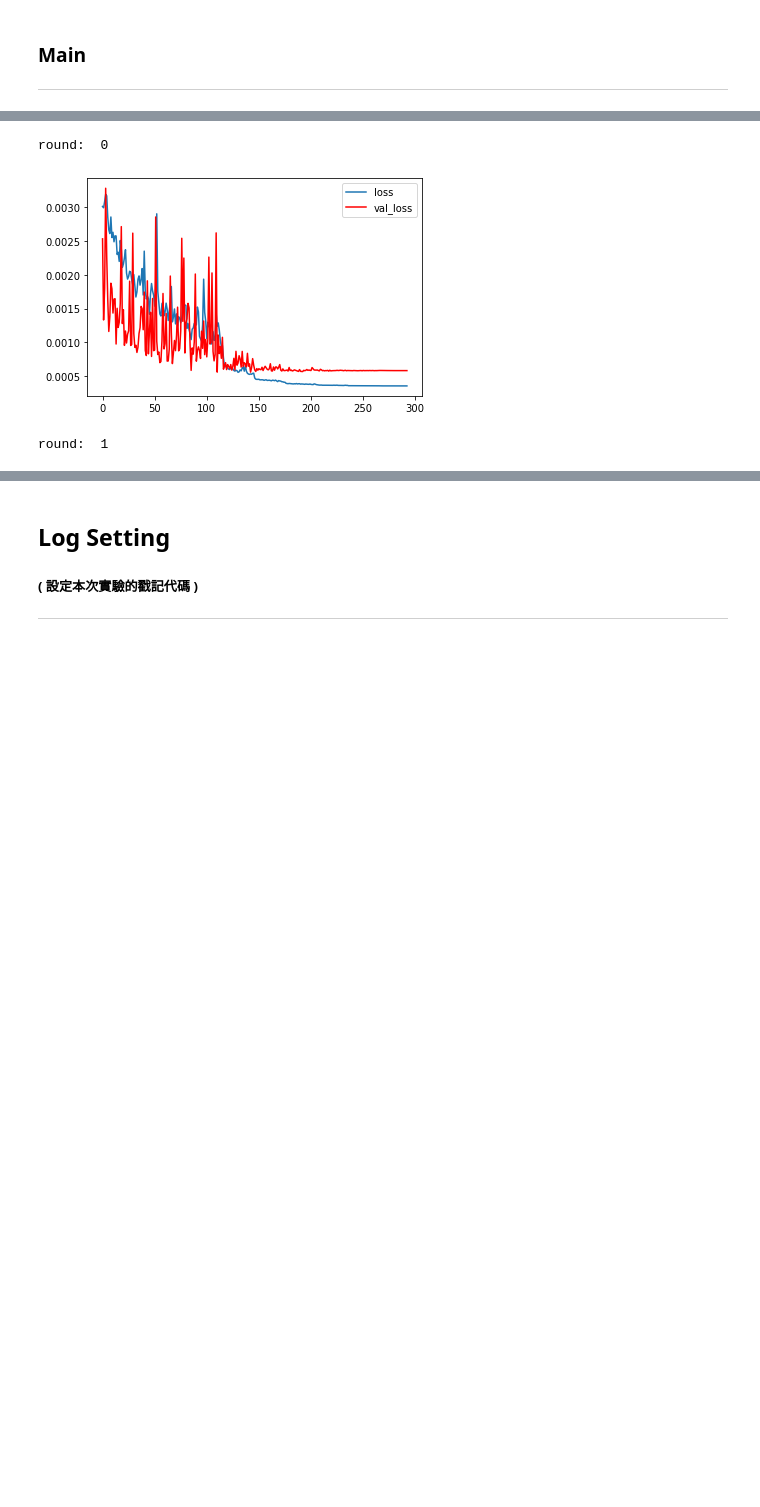
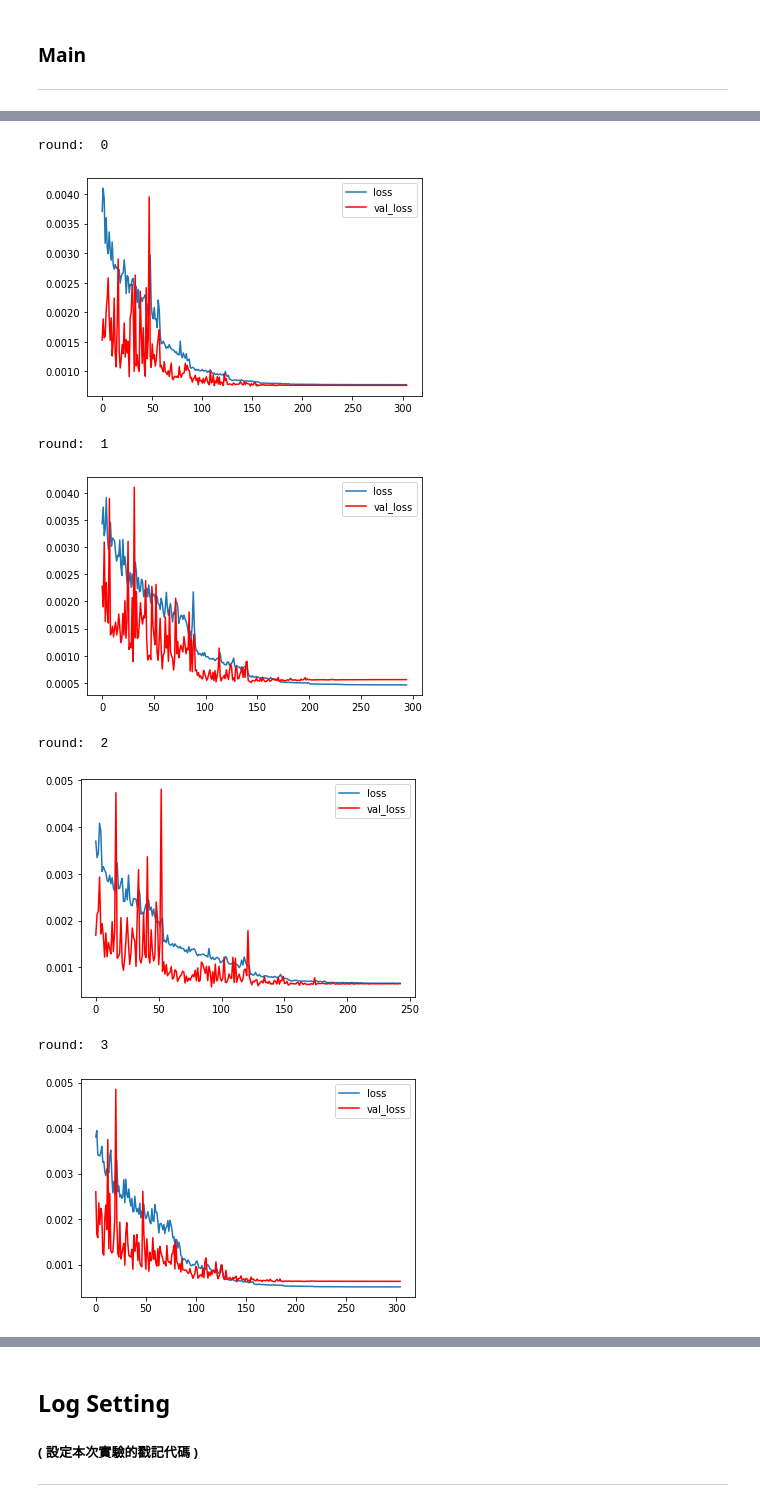
Before and after one commit to Chang-Siang/IndustryElec, a Jupyter notebook: src/predict_industrial_electricity.ipynb, the cells around one changed output, grey strips where cells are left out. Saved outputs shown, nothing was run; the diff lists cells and outputs as text; code cells hidden in the pictures; blank space fills up the shorter version.

Commit message:
Update data

```diff
--- a/src/predict_industrial_electricity.ipynb
+++ b/src/predict_industrial_electricity.ipynb
@@ -124,6 +116,8 @@ def buildTrain(train, pastDay, futureDay): # 滾動訓練資料
         X_train.append(train[i-pastDay:i])
         Y_train.append(train[i:i+futureDay, 0])  # kW
     X_train, Y_train = np.array(X_train), np.array(Y_train)
+    X_train = X_train.reshape(X_train.shape[0], X_train.shape[1], X_train.shape[2])
+    # print('X_train.shape, Y_train.shape', X_train.shape, Y_train.shape)
     return X_train, Y_train
 # %%
 def buildTest(test, pastDay, futureDay): # 滾動測試資料
@@ -227,21 +221,37 @@ def buildModel(shape, train_x, train_y):
 
     epochs, batch_size = 1000, 16
     model = Sequential()
-    model.add(CuDNNGRU(units=200, input_shape=(shape[1], shape[2])))
+    model.add(CuDNNLSTM(units=200, input_shape=(shape[1], shape[2])))
+#     model.add(BatchNormalization())
+#     model.add(Activation('relu'))
     model.add(RepeatVector(futureDay)) # futureDay = 7
-    model.add(CuDNNGRU(200, return_sequences=True))
+
+    model.add(CuDNNLSTM(200, return_sequences=True))
+#     model.add(BatchNormalization())
+#     model.add(Activation('relu'))
+#     model.add(Dropout(0.1))
+
+#     model.add(SimpleRNN(50, kernel_regularizer=L2, return_sequences=True))
+#     model.add(BatchNormalization())
+#     model.add(Activation('relu'))
+#     model.add(Dropout(0.1))
+
     model.add(TimeDistributed(Dense(200, activation='relu')))
+#     model.add(BatchNormalization())
+#     model.add(Dropout(0.1))
     model.add(TimeDistributed(Dense(1)))
+
     model.compile(loss='mse', optimizer='adam')
-    reduce_lr = ReduceLROnPlateau(monitor='val_loss', factor=0.3, patience=30, mode='min', verbose=0)
-    earlyStop = EarlyStopping(monitor="val_loss", patience=150, mode="min", restore_best_weights=True)
-    history = model.fit(
-        train_x, train_y,
-        epochs=epochs, batch_size=batch_size,
-        verbose=0,
-        validation_split=0.1,
-        callbacks=[reduce_lr, earlyStop])
-    return model, history
+    reduce_lr = ReduceLROnPlateau(
+        monitor='val_loss', factor=0.3, patience=30, mode='min', verbose=0)
+    earlyStop = EarlyStopping(
+        monitor="val_loss", patience=150, mode="min", restore_best_weights=True)
+    modelResult = model.fit(train_x, train_y,
+                            epochs=epochs, batch_size=batch_size,
+                            verbose=0,
+                            validation_split=0.1,
+                            callbacks=[reduce_lr, earlyStop])
+    return model, modelResult
 # %%
 def model_forecast(model, input_data):
     forecast_temp = model.predict(input_data)
@@ -289,7 +299,7 @@ kw_features = [
 ]
 # %%
 # 資料讀入
-df = pd.read_csv('data/taiwan_industrial_electricity_processed_20160101_20190930.csv')
+df = pd.read_csv('Data/taiwan_industrial_electricity_processed_20160101_20190930.csv')
 df['Date'] = pd.to_datetime(df['Date'], format='%Y-%m-%d')
 df.shape
 # %% [output]
@@ -322,14 +341,19 @@ testInput, testTruth = buildTest(RawTest.values, pastDay, futureDay)
 # %%
 %%time
 model_save= []
 
 # 為求公平衡量模型，執行 n次
-for i in range(15):
+for i in range(30):
     print("round: ", str(i))
     model, modelResult = buildModel(X_train.shape, X_train, Y_train)
     model_save.append(model) # 儲存 model 供未來使用
     showModelLoss(modelResult, startFrom=20)
 # %% [output]
 round:  0
-[figure, old version]
+[figure, new version]
 round:  1
+[figure, added]
+round:  2
+[figure, added]
+round:  3
+[figure, added]
```
Also changed, not shown: parts of 20 cells of this notebook, 4 other files.
